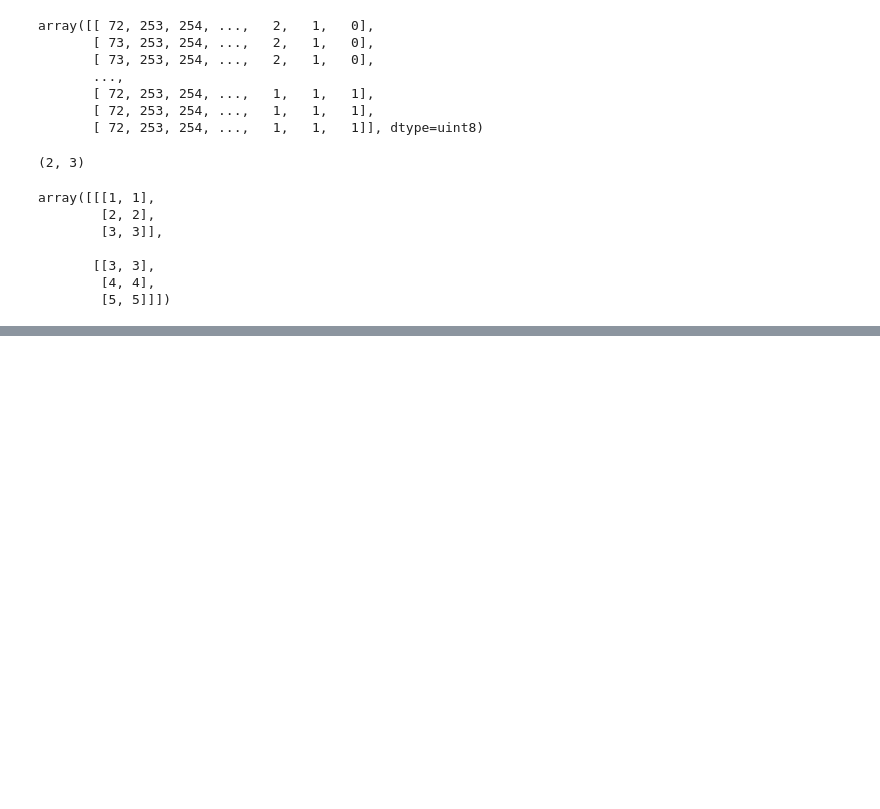
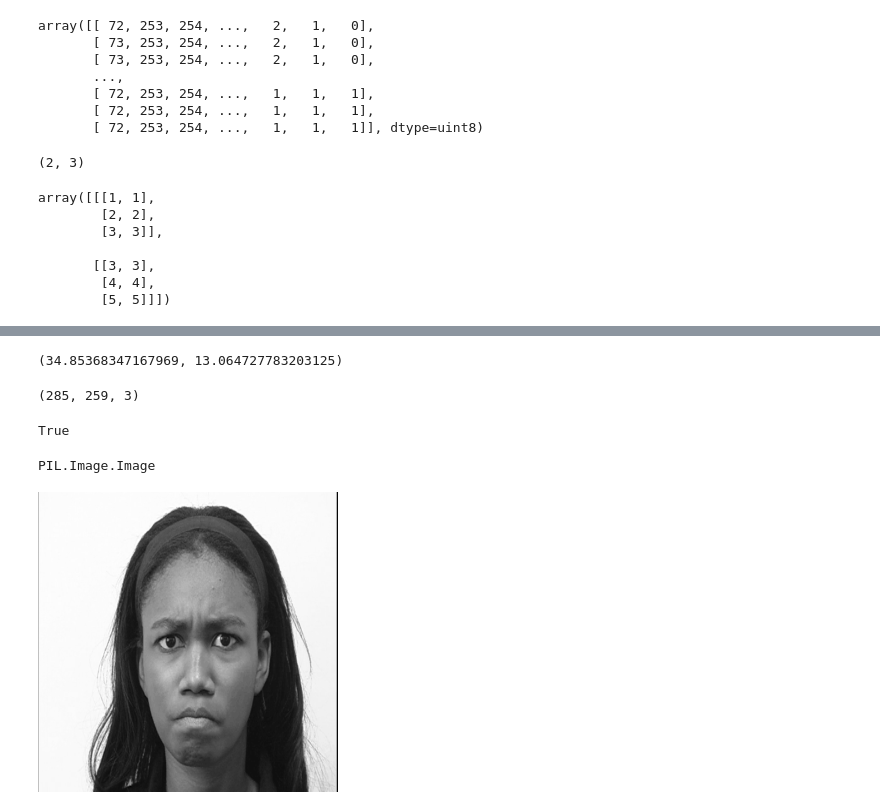
Before and after one commit to ysurs/FER-from-static-images, a Jupyter notebook: check.ipynb, the cells around one changed output, grey strips where cells are left out. Drawn from its saved outputs; the diff is of its cells as text; code cells hidden in the pictures; blank space fills up the shorter version.

```diff
--- a/check.ipynb
+++ b/check.ipynb
@@ -85,0 +338,20 @@ array([[[1, 1],
+# %%
+x,y
+# %% [output]
+(34.85368347167969, 13.064727783203125)
+# %%
+np.array(roi).shape
+# %% [output]
+(285, 259, 3)
+# %%
+np.all(np.array(roi)[:,:,0]==np.array(roi)[:,:,1])
+# %% [output]
+True
+# %%
+type(roi)
+# %% [output]
+PIL.Image.Image
+# %%
+transforms.ToPILImage()(image_test)
+# %% [output]
+[figure, added]
```
Also changed, not shown: parts of 42 cells of this notebook.
